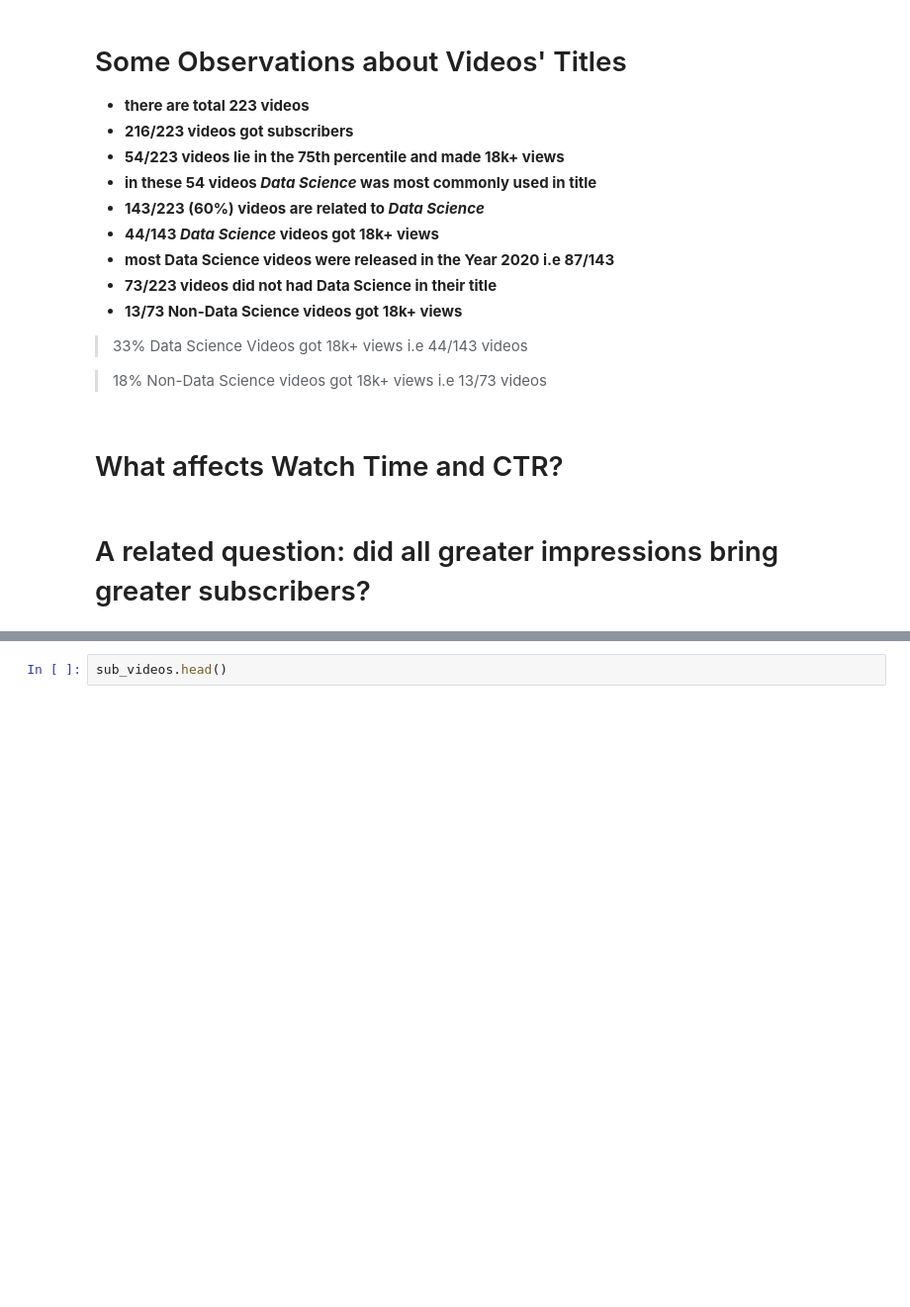
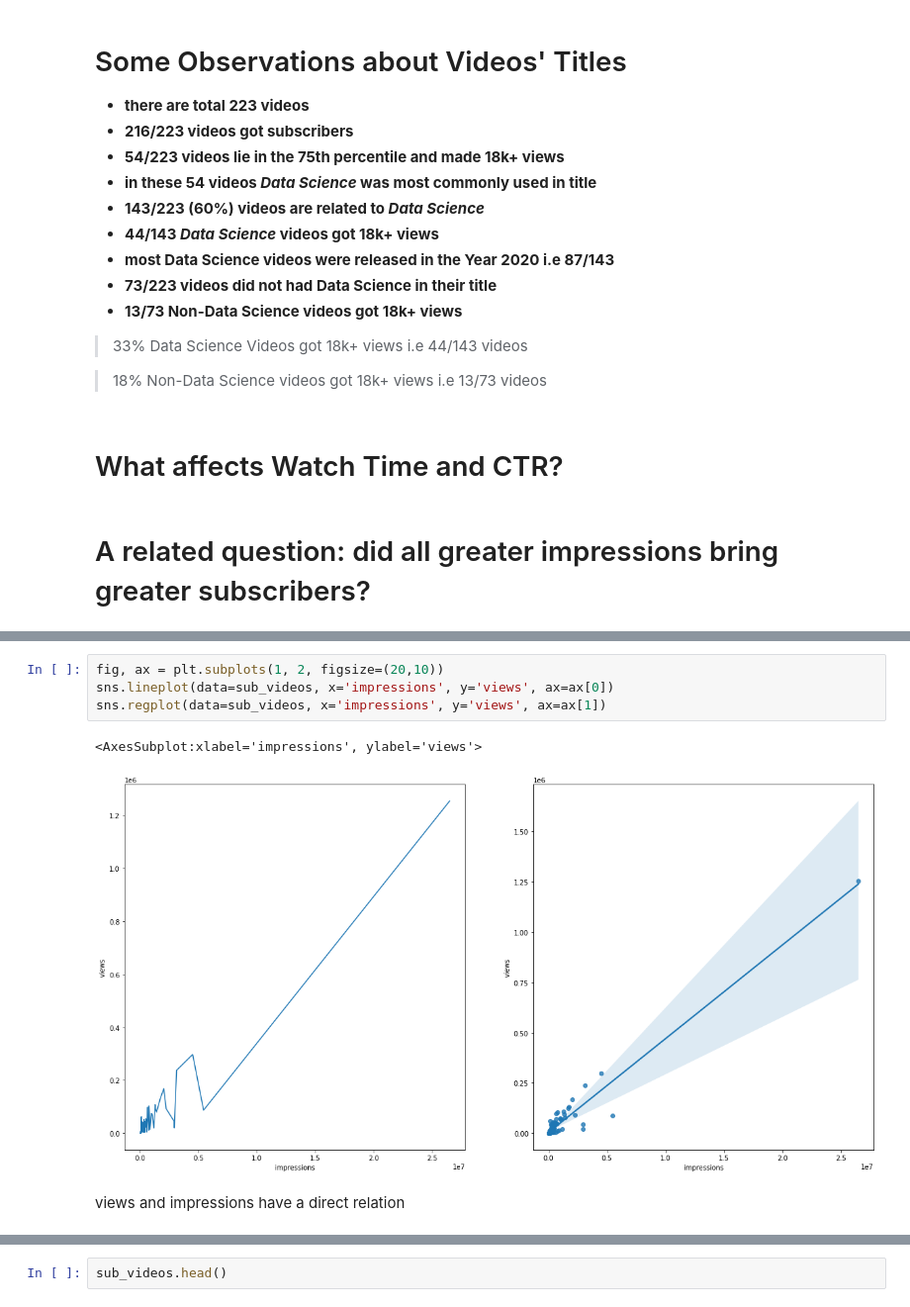
Before and after one commit to Irfan-Ahmad-byte/ken-s, a Jupyter notebook: Ken-s_youtube.ipynb, the cells around one changed output, grey strips where cells are left out. Shown at 99% size. Cells and saved outputs as stored; diff of their text form; blank space fills up the shorter version.

Commit message:
added some charts in analysis

```diff
--- a/Ken-s_youtube.ipynb
+++ b/Ken-s_youtube.ipynb
@@ -325,0 +337,9 @@ print("18K+ videos' percentage of Non-Data Science Videos: ", round((non_DS_vide
+# %%
+fig, ax = plt.subplots(1, 2, figsize=(20,10))
+sns.lineplot(data=sub_videos, x='impressions', y='views', ax=ax[0])
+sns.regplot(data=sub_videos, x='impressions', y='views', ax=ax[1])
+# %% [output]
+<AxesSubplot:xlabel='impressions', ylabel='views'>
+[figure, added]
+# %% [markdown]
+views and impressions have a direct relation
```
Also changed, not shown: parts of 29 cells of this notebook, 2 other files.
